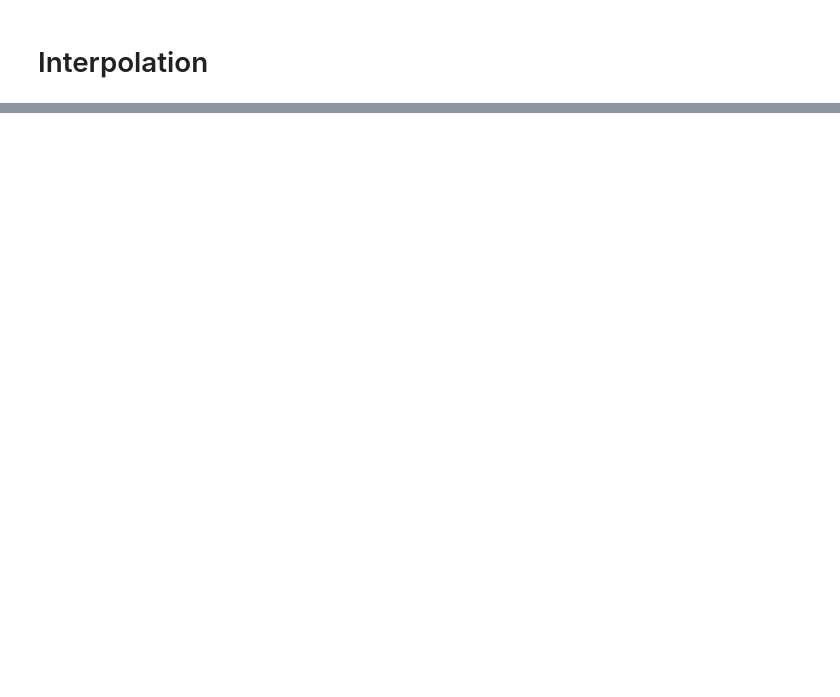
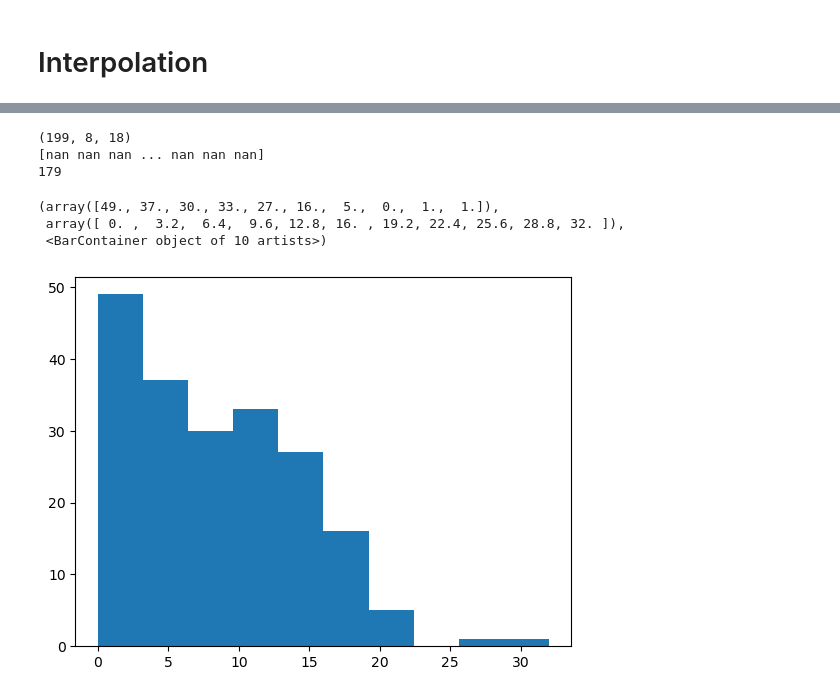
Before and after one commit to swforrest/counting_waterholes, a Jupyter notebook: visualisation/exploring.ipynb, the cells around one changed output, grey strips where cells are left out. Saved outputs shown, nothing was run; the diff lists cells and outputs as text; code cells hidden in the pictures; blank space fills up the shorter version.

```diff
--- a/visualisation/exploring.ipynb
+++ b/visualisation/exploring.ipynb
@@ -626,0 +497,8 @@ print(errors)
+# %%
+import statsmodels as sm
+from statsmodels.tsa.statespace.sarimax import SARIMAX
+
+all_grids = np.stack(list(datasets.values()))
+dates = list(datasets.keys())
+date_range = pd.date_range(dates[0], dates[-1])
+print(len(date_range), "start:", date_range[0], "end:", date_range[-1])
@@ -626,0 +507,24 @@ print(errors)
+# %%
+
+print(all_grids.shape) # days, y, x
+# fit a SARIMA model to each grid cell
+# start with just (3, 5)
+data = np.zeros((len(date_range)))
+data[:] = np.nan
+print(data)
+
+for idx, date in enumerate(date_range):
+    datestr = date.strftime("%d-%m-%Y")
+    if datestr in dates:
+        date_id = dates.index(datestr)
+        data[idx] = all_grids[date_id, 5, 3]
+print((data > 0).sum())
+plt.hist(data)
+# %% [output]
+(199, 8, 18)
+[nan nan nan ... nan nan nan]
+179
+(array([49., 37., 30., 33., 27., 16.,  5.,  0.,  1.,  1.]),
+ array([ 0. ,  3.2,  6.4,  9.6, 12.8, 16. , 19.2, 22.4, 25.6, 28.8, 32. ]),
+ <BarContainer object of 10 artists>)
+[figure, added]
```
Also changed, not shown: parts of 29 cells of this notebook, 33 other files.
